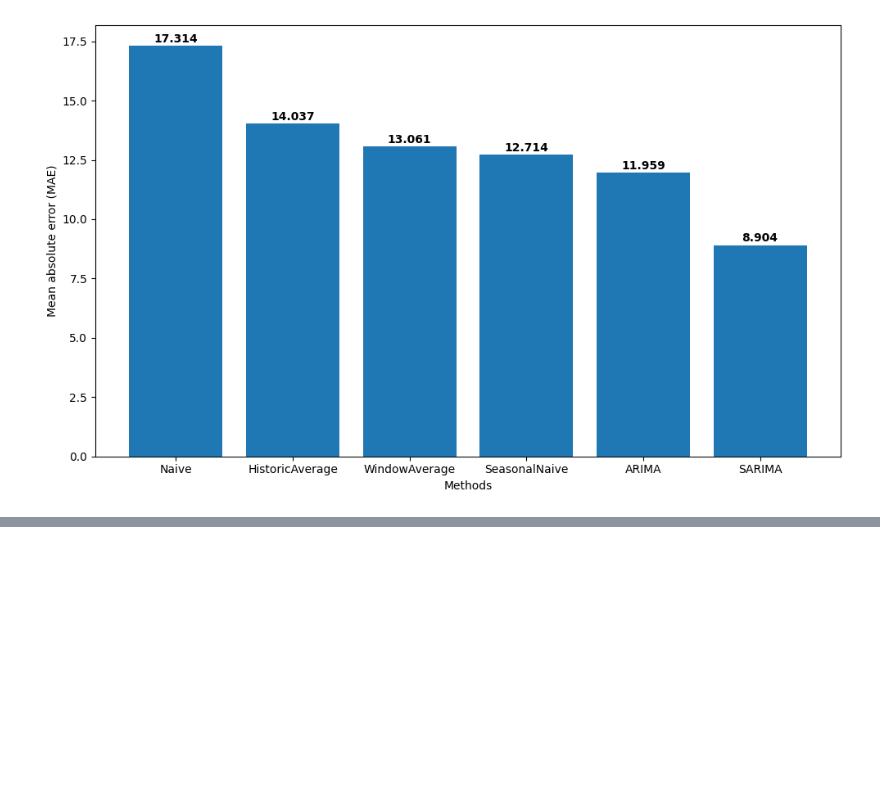
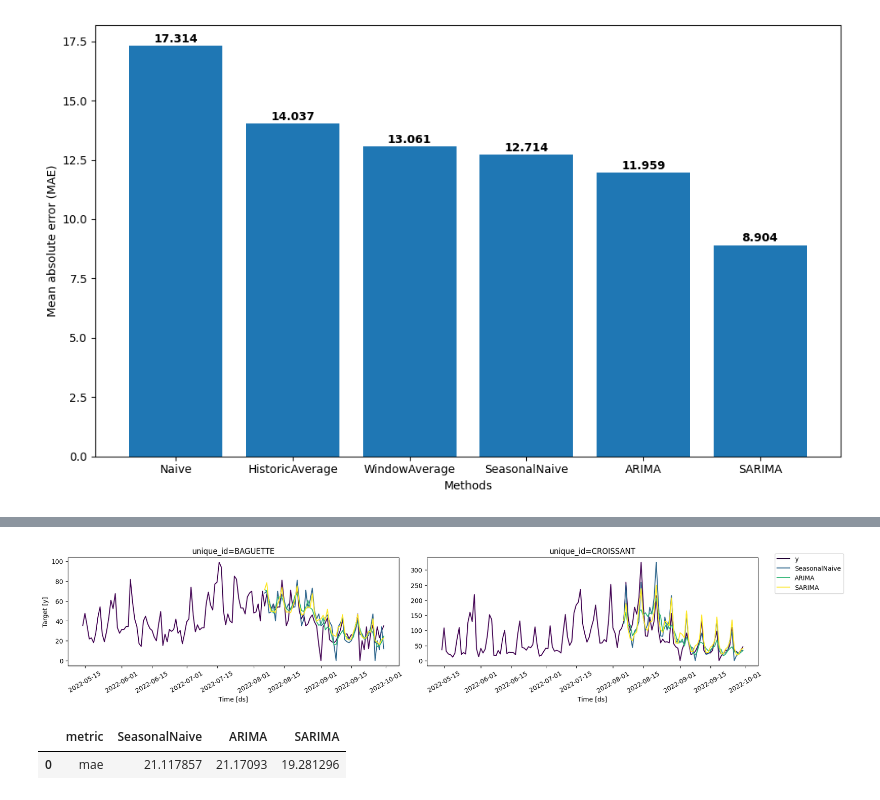
Before and after one commit to Hotties/TimeSeries-forecasting, a Jupyter notebook: 1.ipynb, the cells around one changed output, grey strips where cells are left out. Cells and saved outputs as stored; diff of their text form; code cells hidden in the pictures; blank space fills up the shorter version.

```diff
--- a/1.ipynb
+++ b/1.ipynb
@@ -202,0 +205,19 @@ plt.show()
+# %%
+small_df = df[df['unique_id'].isin(unique_ids)] ## unique_ids = ["BAGUETTE", "CROISSANT"]
+
+models = [
+    SeasonalNaive(season_length=7),
+    AutoARIMA(seasonal=False, alias="ARIMA"),
+    AutoARIMA(season_length=7, alias="SARIMA")
+]
+
+sf = StatsForecast(models=models, freq="D")
+
+cv_df = sf.cross_validation(
+    h=horizon,
+    df = small_df,
+    n_windows=8, ## 총 8번 검증
+    step_size=horizon,## 7일씩 추가 = 마지막날부터 총 56일의 데이터가 테스트 데이터로 쓰임
+    refit=True
+)
+cv_df.head() ## ds = 예측한 날짜, cutoff = 해당 날짜까지 학습데이터로 씀, y = 실제 값
@@ -202,0 +231,20 @@ plt.show()
+# %%
+plot_series(
+    df = small_df,
+    forecasts_df = cv_df.drop(["y","cutoff"],axis = 1),
+    ids = ["BAGUETTE","CROISSANT"],
+    max_insample_length=140,
+    palette="viridis"
+)
+# %% [output]
+[figure, added]
+# %%
+cv_eval = evaluate(
+    cv_df.drop(["cutoff"],axis=1),
+    metrics=[mae]
+)
+cv_eval = cv_eval.drop(['unique_id'], axis=1).groupby('metric').mean().reset_index()
+cv_eval
+# %% [output]
+|  | metric | SeasonalNaive | ARIMA | SARIMA |
+| 0 | mae | 21.117857 | 21.17093 | 19.281296 |
```
Also changed, not shown: parts of 4 cells of this notebook.
